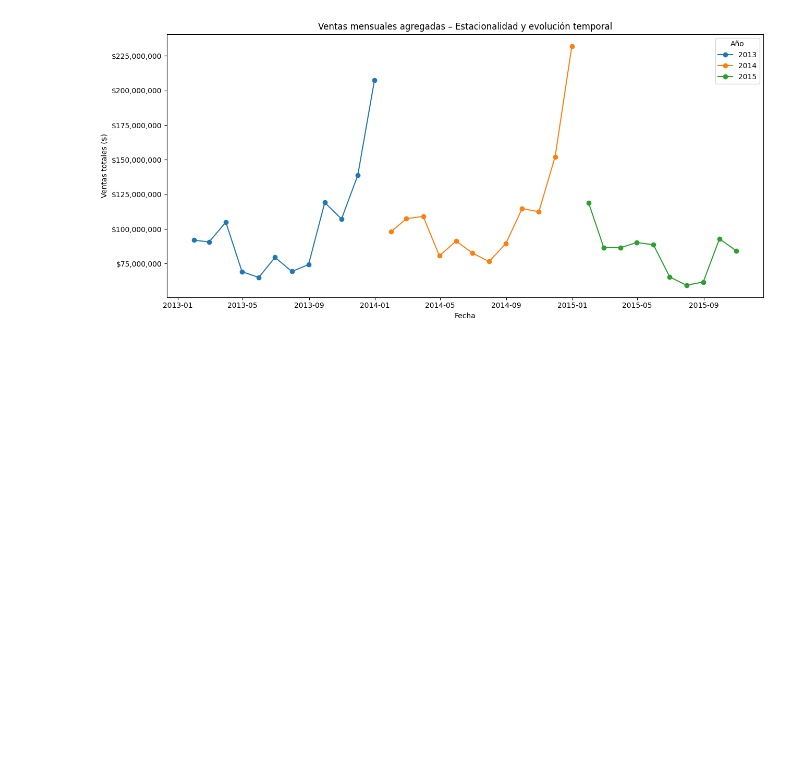
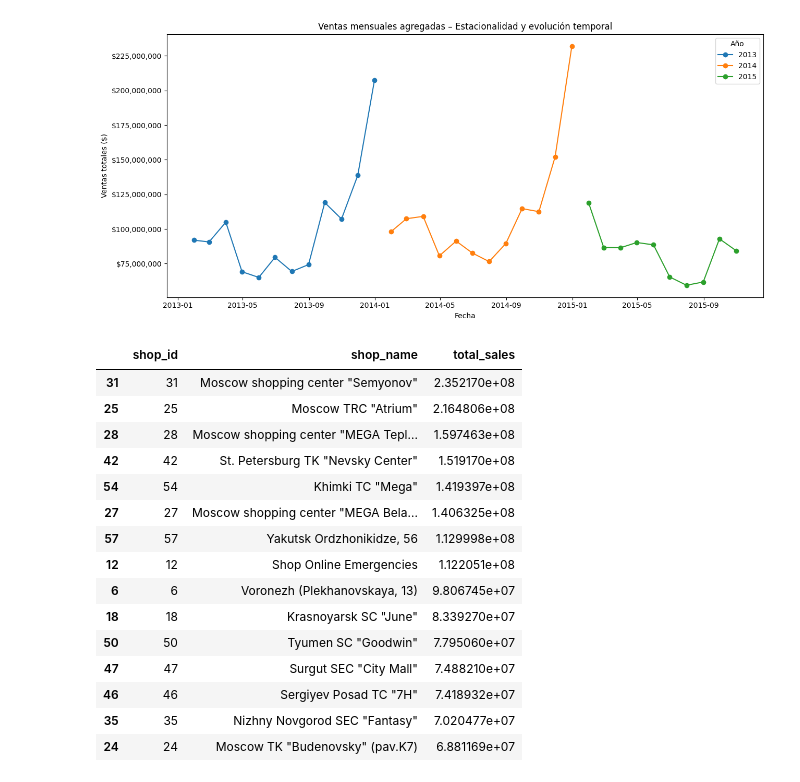
Before and after one commit to gustavopardoitam/metodos-gran-escala, a Jupyter notebook: tareas/tarea-01/EDA_01.ipynb, the cells around one changed output. Drawn from its saved outputs; the diff is of its cells as text; code cells hidden in the pictures; blank space fills up the shorter version.

```diff
--- a/tareas/tarea-01/EDA_01.ipynb
+++ b/tareas/tarea-01/EDA_01.ipynb
@@ -426,3 +426,33 @@ plt.tight_layout()
 plt.show()
 # %% [output]
 [figure]
+# %%
+import pandas as pd
+import matplotlib.pyplot as plt
+
+# Distribución de tiendas por ubicación
+shops_sales = (
+    df
+    .groupby(["shop_id", "shop_name"], as_index=False)
+    .agg(total_sales=("sales", "sum"))
+    .sort_values("total_sales", ascending=False)
+)
+
+shops_sales.head(15)
+# %% [output]
+|  | shop_id | shop_name | total_sales |
+| 31 | 31 | Moscow shopping center "Semyonov" | 2.352170e+08 |
+| 25 | 25 | Moscow TRC "Atrium" | 2.164806e+08 |
+| 28 | 28 | Moscow shopping center "MEGA Tepl... | 1.597463e+08 |
+| 42 | 42 | St. Petersburg TK "Nevsky Center" | 1.519170e+08 |
+| 54 | 54 | Khimki TC "Mega" | 1.419397e+08 |
+| 27 | 27 | Moscow shopping center "MEGA Bela... | 1.406325e+08 |
+| 57 | 57 | Yakutsk Ordzhonikidze, 56 | 1.129998e+08 |
+| 12 | 12 | Shop Online Emergencies | 1.122051e+08 |
+| 6 | 6 | Voronezh (Plekhanovskaya, 13) | 9.806745e+07 |
+| 18 | 18 | Krasnoyarsk SC "June" | 8.339270e+07 |
+| 50 | 50 | Tyumen SC "Goodwin" | 7.795060e+07 |
+| 47 | 47 | Surgut SEC "City Mall" | 7.488210e+07 |
+| 46 | 46 | Sergiyev Posad TC "7H" | 7.418932e+07 |
+| 35 | 35 | Nizhny Novgorod SEC "Fantasy" | 7.020477e+07 |
+| 24 | 24 | Moscow TK "Budenovsky" (pav.K7) | 6.881169e+07 |
```
Also changed, not shown: parts of 6 cells of this notebook, 5 other files.
